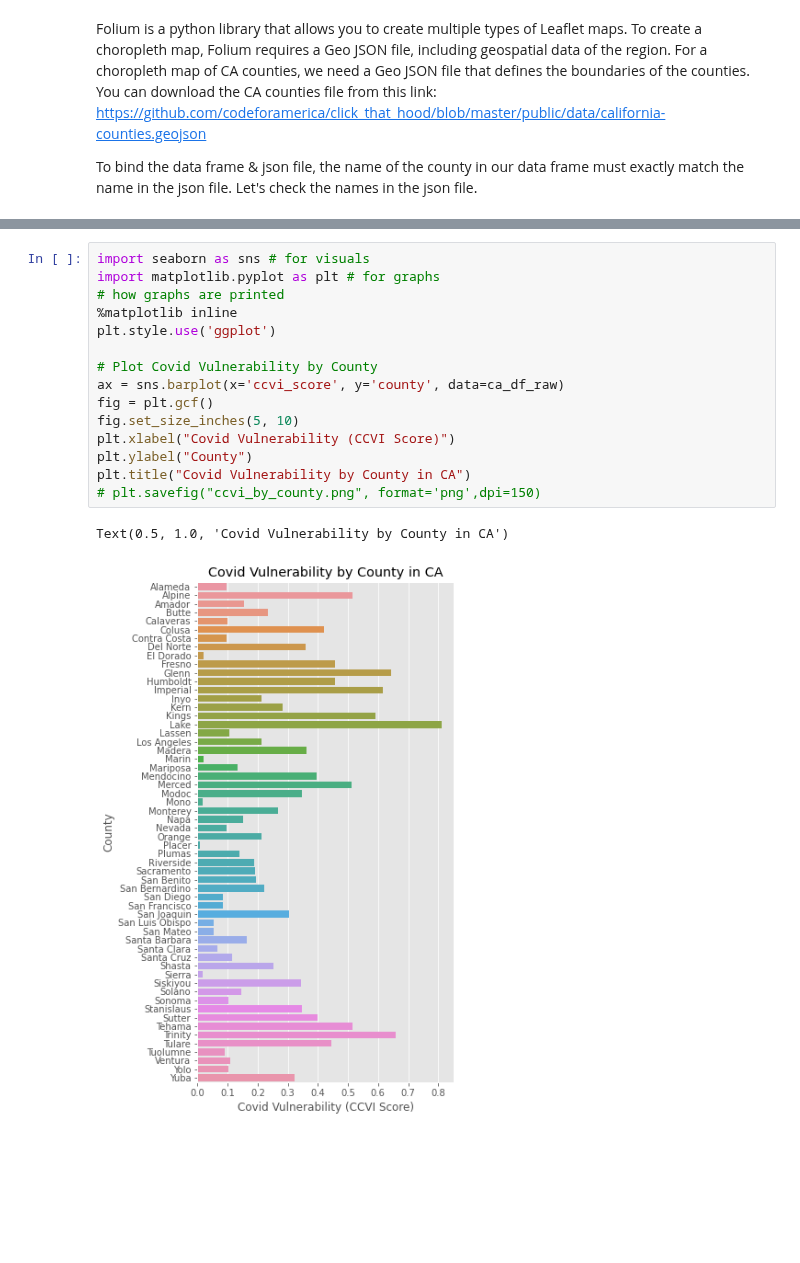
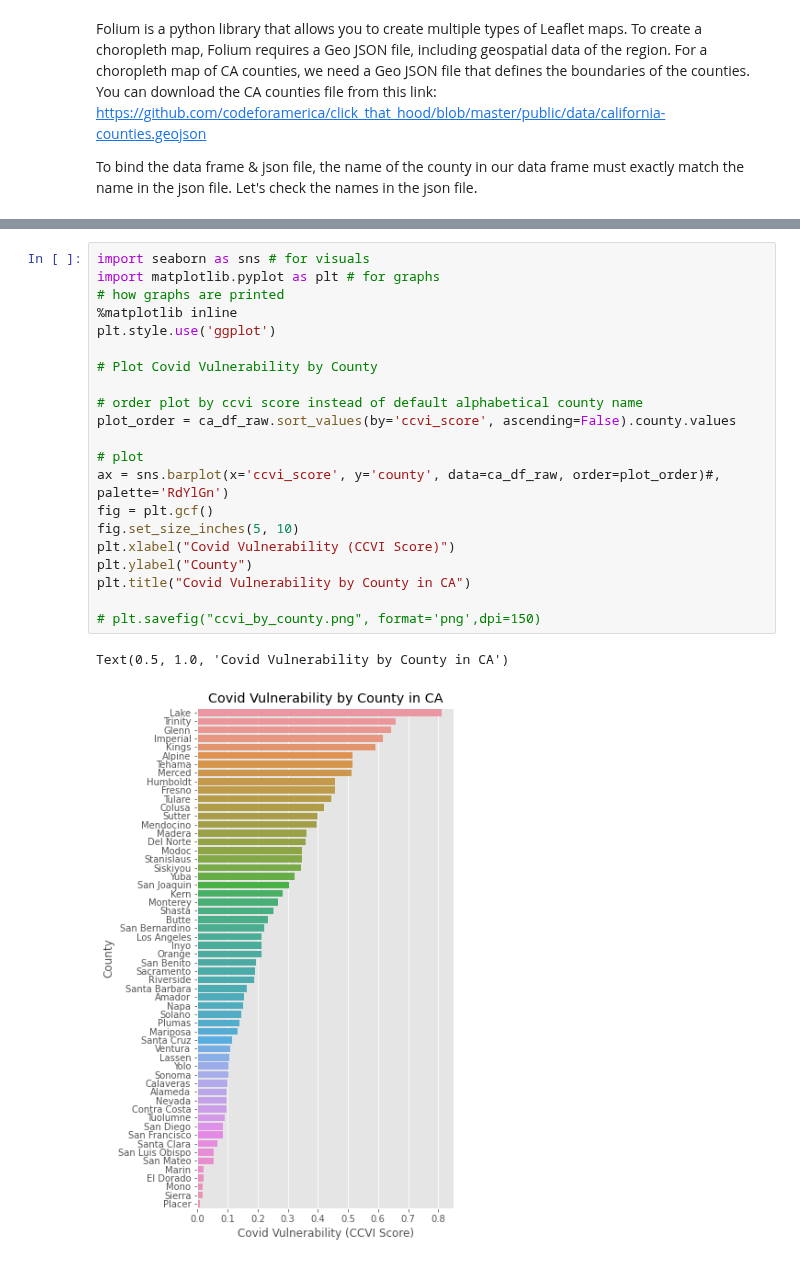
Before and after one commit to megano/vaccine, a Jupyter notebook: prioritization_analysis.ipynb, the cells around one changed output, grey strips where cells are left out. Cells and saved outputs as stored; diff of their text form; blank space fills up the shorter version.

```diff
--- a/prioritization_analysis.ipynb
+++ b/prioritization_analysis.ipynb
@@ -822,20 +786,26 @@ counties_map
 # %%
 import seaborn as sns # for visuals
 import matplotlib.pyplot as plt # for graphs
 # how graphs are printed
 %matplotlib inline
 plt.style.use('ggplot')
 
 # Plot Covid Vulnerability by County
-ax = sns.barplot(x='ccvi_score', y='county', data=ca_df_raw)
+
+# order plot by ccvi score instead of default alphabetical county name
+plot_order = ca_df_raw.sort_values(by='ccvi_score', ascending=False).county.values
+
+# plot
+ax = sns.barplot(x='ccvi_score', y='county', data=ca_df_raw, order=plot_order)#, palette='RdYlGn')
 fig = plt.gcf()
 fig.set_size_inches(5, 10)
 plt.xlabel("Covid Vulnerability (CCVI Score)")
 plt.ylabel("County")
 plt.title("Covid Vulnerability by County in CA")
+
 # plt.savefig("ccvi_by_county.png", format='png',dpi=150)
 # %% [output]
 Text(0.5, 1.0, 'Covid Vulnerability by County in CA')
-[figure, old version]
+[figure, new version]
 # %%
 # Plot Covid Total Deaths by County
```
Also changed, not shown: parts of 18 cells of this notebook.
